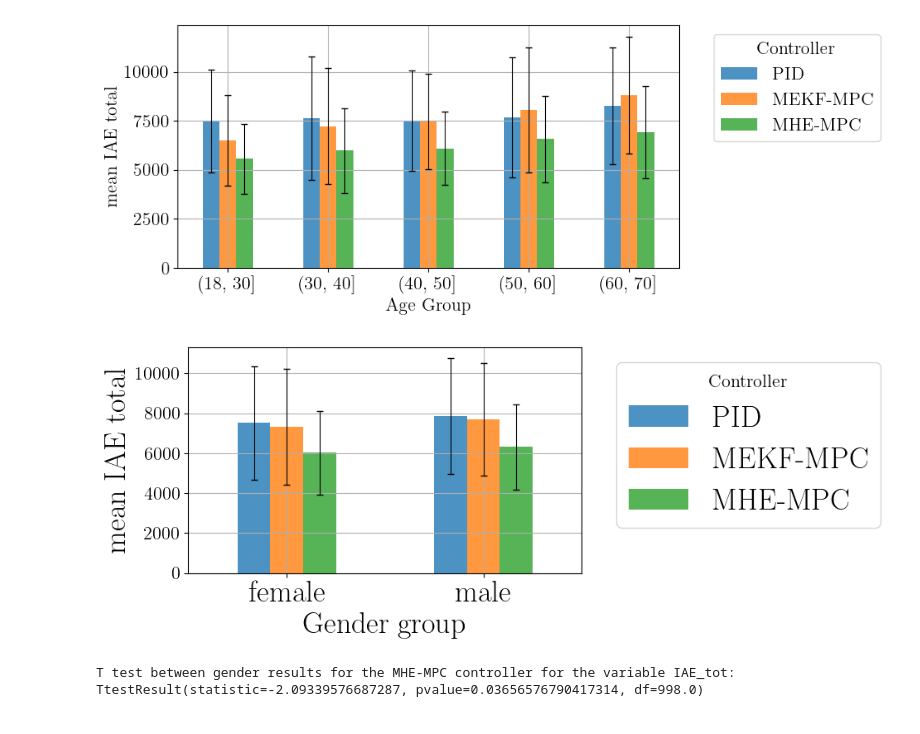
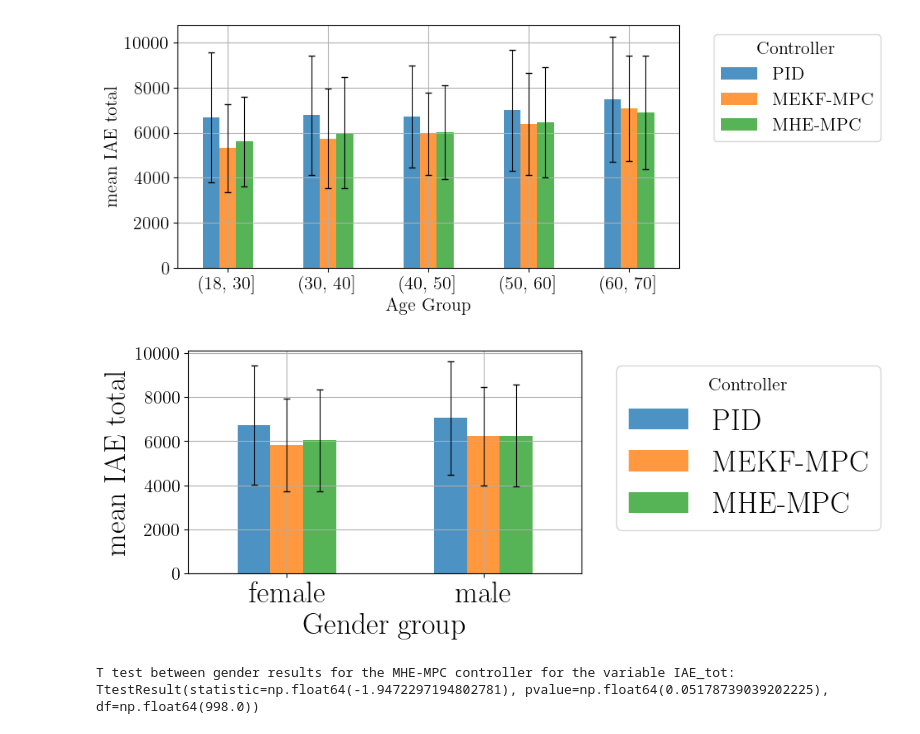
Before and after one commit to BobAubouin/TIVA_Drug_Control, a Jupyter notebook: scripts/result_analysis.ipynb, the cells around one changed output. Drawn from its saved outputs; the diff is of its cells as text; code cells hidden in the pictures.

```diff
--- a/scripts/result_analysis.ipynb
+++ b/scripts/result_analysis.ipynb
@@ -23,7 +28,7 @@ matplotlib.rc('font', **font)
 # %%
 
 # study to load
-study_name_list = ['PID_sampling_time_5', 'MEKF_sampling_time_5', 'MHE_sampling_time_5'] #, 'MHE_R_maint']
+study_name_list = ['PID_training_ok', 'MEKF_training_ok', 'MHE_training_ok'] #, 'MHE_R_maint']
 name_plot = ['PID', 'MEKF-MPC', 'MHE-MPC']
 
 results = []
@@ -513,7 +518,7 @@ plt.tight_layout()
 plt.savefig("outputs/IAE_age_group.pdf")
 plt.show()
 # %% [output]
-[figure, old version]
+[figure, new version]
 # %%
 df_demo['gender_group'] = pd.cut(df_demo['gender'], bins=[-0.5, 0.5, 1])
 df_demo.drop(columns=['age_group'], inplace=True)
@@ -527,37 +532,37 @@ letter_size = 26
 
 df_plot = df_stats.stack(level=0).reset_index()
 df_plot = df_plot[df_plot['level_2']==variable][['controller', 'gender_group', 'mean', 'std']]
 
 pivot_df = df_plot.pivot(index='gender_group', columns='controller', values='mean')
 pivot_err = df_plot.pivot(index='gender_group', columns='controller', values='std')
 desired_order = ['PID', 'MEKF-MPC', 'MHE-MPC']  # Example order, adjust as needed
 
 # Reorder columns in pivot_df based on desired_order
 pivot_df_reordered = pivot_df[desired_order]
 pivot_err = pivot_err[desired_order]
 
 error_kw = {'capsize': 3, 'elinewidth': 0.8, 'ecolor': 'black'}
 # Plotting the bar chart
 pivot_df_reordered.plot(kind='bar', figsize=(10, 4), yerr=pivot_err, error_kw=error_kw, alpha=0.8)
 
 plt.xlabel('Gender group', fontsize=letter_size)
 plt.ylabel('mean IAE total', fontsize=letter_size)
 plt.legend(title='Controller', bbox_to_anchor=(1.05, 1), loc='upper left', fontsize=letter_size)
 plt.xticks(rotation=0)
 plt.xticks(ticks=[0,1], labels=['female', 'male'], fontsize=letter_size)
 plt.grid()
 plt.tight_layout()
 
 plt.savefig("outputs/IAE_gender_group.pdf")
 plt.show()
 
-df_mhe = df_demo[df_demo.controller=='MHE-MPC']
+df_mhe = df_demo[df_demo.controller=='PID']
 print(f"T test between gender results for the MHE-MPC controller for the variable {variable}:")
 print(ttest_ind(df_mhe[df_mhe.gender == 0][variable], df_mhe[df_mhe.gender == 1][variable]))
 # %% [output]
-[figure, old version]
+[figure, new version]
 T test between gender results for the MHE-MPC controller for the variable IAE_tot:
-TtestResult(statistic=-2.09339576687287, pvalue=0.03656576790417314, df=998.0)
+TtestResult(statistic=np.float64(-1.9472297194802781), pvalue=np.float64(0.05178739039202225), df=np.float64(998.0))
 # %%
 df_demo['BMI'] = df_demo['weight'] / (df_demo['height']/100)**2
 plt.hist(df_demo[df_demo.controller=='PID']['BMI'], bins=20)
```
Also changed, not shown: parts of 15 cells of this notebook, 1 other file.
